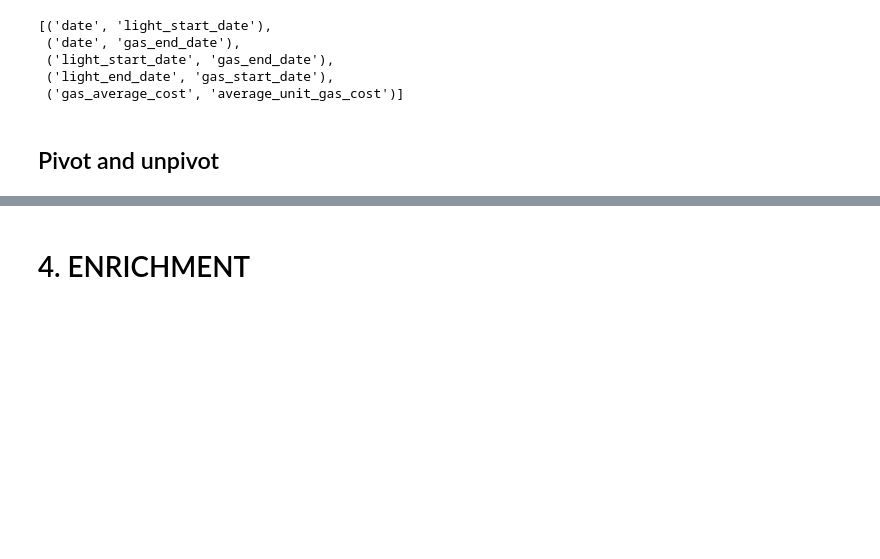
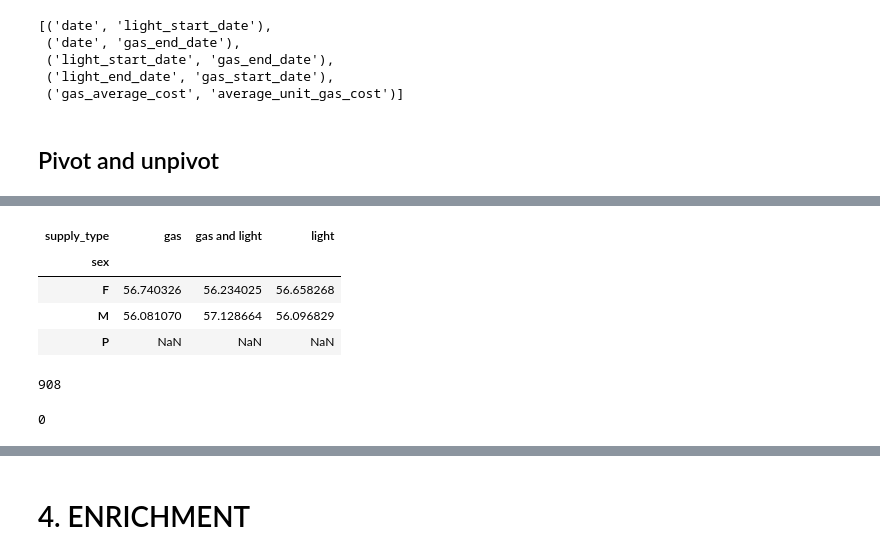
Before and after one commit to Il-Pela/BDMG-Project, a Jupyter notebook: Pelacani.ipynb, the cells around one changed output, grey strips where cells are left out. Drawn from its saved outputs; the diff is of its cells as text; code cells hidden in the pictures; blank space fills up the shorter version.

Commit message:
pivott
Co-Authored-By: Francesco Pelacani <48061506+Il-Pela@users.noreply.github.com>

```diff
--- a/Pelacani.ipynb
+++ b/Pelacani.ipynb
@@ -1363,0 +1364,21 @@ duplicates
+# %%
+base['supply_type'] = base['supply_type'].astype('category')
+base['supply_type'] = base['supply_type'].cat.as_known()
+base['supply_type'].cat.known
+# %%
+a = base.pivot(index='sex', columns='supply_type', values='age', aggfunc='mean').compute()
+a
+# %% [output]
+| supply_type | gas | gas and light | light |
+| sex |  |  |  |
+| F | 56.740326 | 56.234025 | 56.658268 |
+| M | 56.081070 | 57.128664 | 56.096829 |
+| P | NaN | NaN | NaN |
+# %%
+(base['city'] == 'FINALE EMILIA').sum().compute()
+# %% [output]
+908
+# %%
+base[base['sex'] == 'P']['sex'].isna().sum().compute()
+# %% [output]
+0
```
Also changed, not shown: parts of 8 cells of this notebook, 1 other file.
